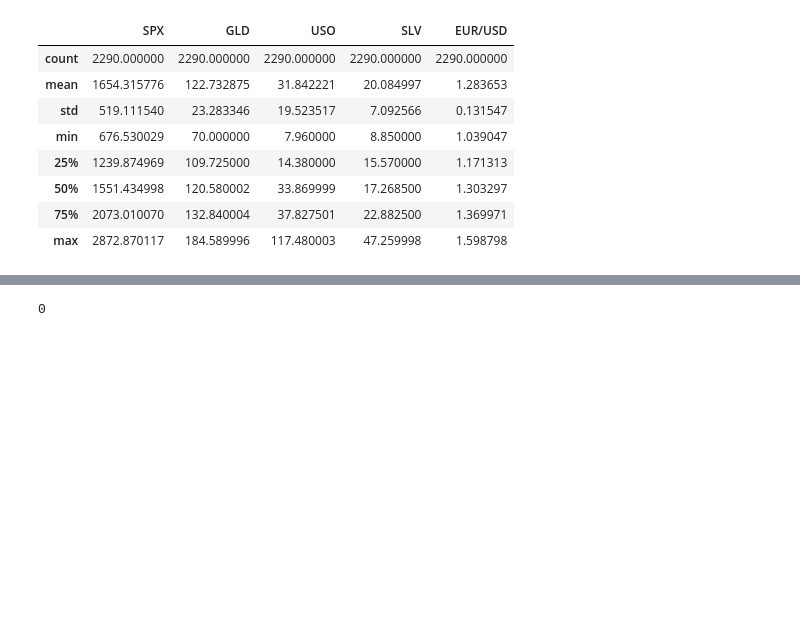
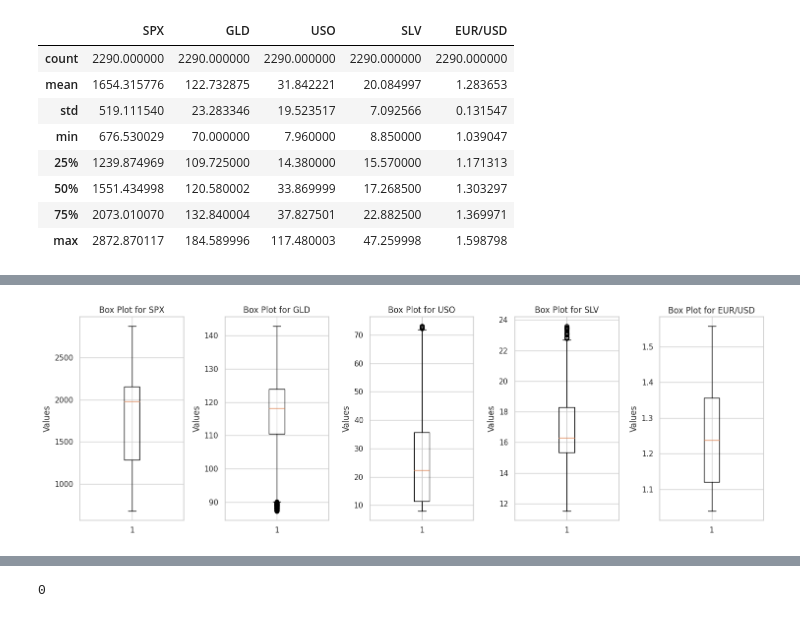
Before and after one commit to sahilb909/Gold-Price-Prediction, a Jupyter notebook: gold_price_prediction.ipynb, the cells around one changed output, grey strips where cells are left out. Cells and saved outputs as stored; diff of their text form; code cells hidden in the pictures; blank space fills up the shorter version.

```diff
--- a/gold_price_prediction.ipynb
+++ b/gold_price_prediction.ipynb
@@ -105,0 +138,12 @@ data = gold_data.drop(['Date'], axis=1)
+# %%
+fig, axes = plt.subplots(nrows=1, ncols=len(data.columns), figsize=(15, 5))
+
+for i, column in enumerate(data.columns):
+    axes[i].boxplot(data[column])
+    axes[i].set_title(f'Box Plot for {column}')
+    axes[i].set_ylabel('Values')
+
+plt.tight_layout()
+plt.show()
+# %% [output]
+[figure, added]
```
Also changed, not shown: parts of 9 cells of this notebook.
